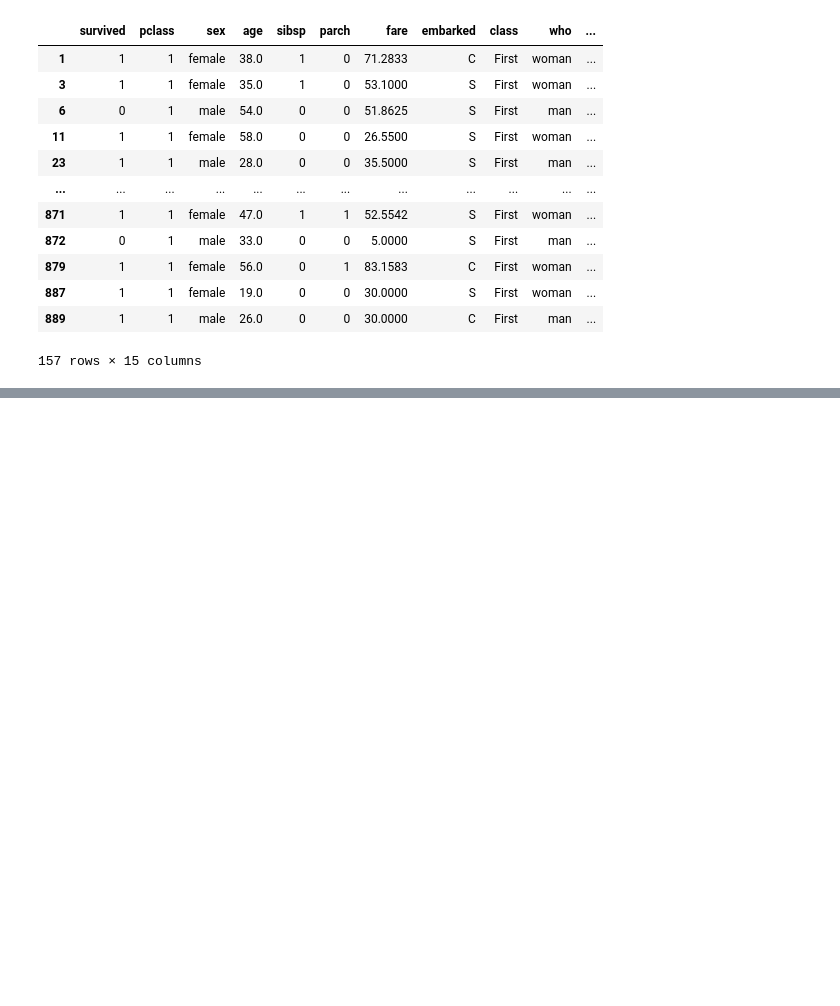
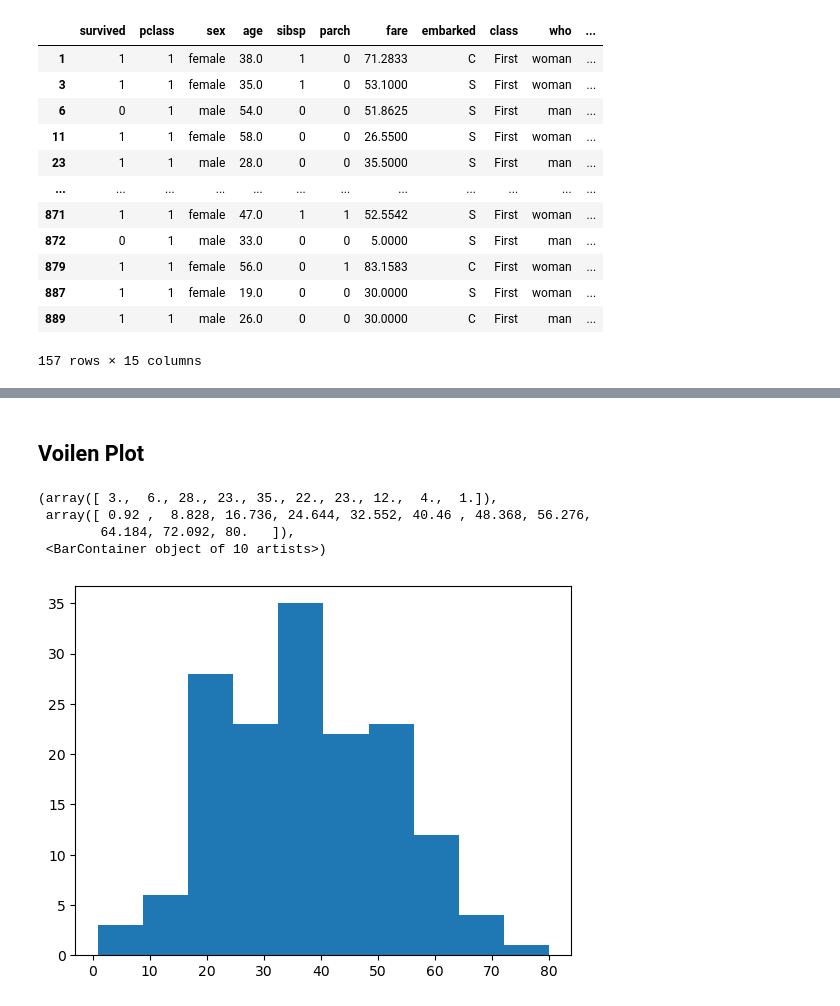
Before and after one commit to chuck-ankit/Python, a Jupyter notebook: Learning/05b_Matplotlib_Seaborn.ipynb, the cells around one changed output, grey strips where cells are left out. Cells and saved outputs as stored; diff of their text form; code cells hidden in the pictures; blank space fills up the shorter version.

```diff
--- a/Learning/05b_Matplotlib_Seaborn.ipynb
+++ b/Learning/05b_Matplotlib_Seaborn.ipynb
@@ -535,0 +536,10 @@ plt.show()
+# %% [markdown]
+## Voilen Plot
+# %%
+plt.hist(first_class['age'])
+# %% [output]
+(array([ 3.,  6., 28., 23., 35., 22., 23., 12.,  4.,  1.]),
+ array([ 0.92 ,  8.828, 16.736, 24.644, 32.552, 40.46 , 48.368, 56.276,
+        64.184, 72.092, 80.   ]),
+ <BarContainer object of 10 artists>)
+[figure, added]
```
Also changed, not shown: parts of 4 cells of this notebook, 1 other file.
